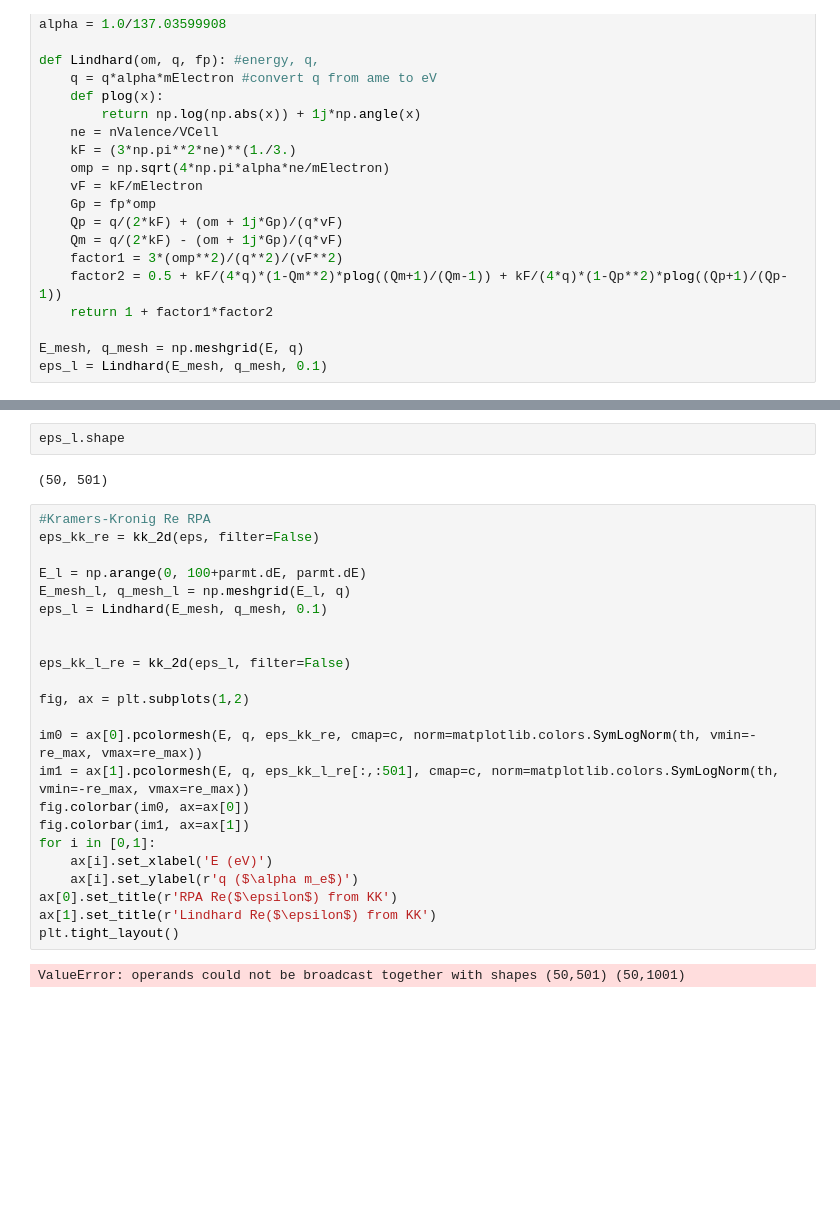
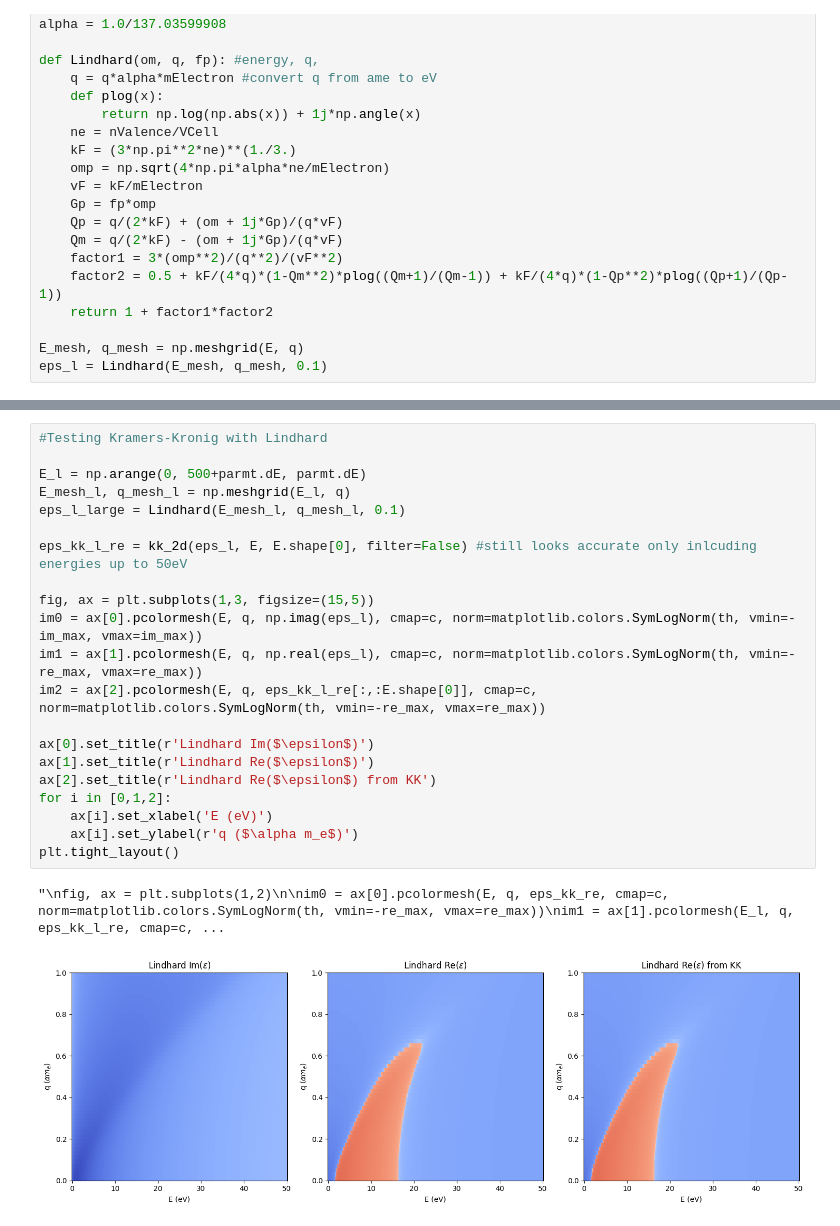
Before and after one commit to meganhott/QCDark2, a Jupyter notebook: plots.ipynb, the cells around one changed output, grey strips where cells are left out. Cells and saved outputs as stored; diff of their text form; blank space fills up the shorter version.

```diff
--- a/plots.ipynb
+++ b/plots.ipynb
@@ -135,29 +135,24 @@ plt.tight_layout()
-# %%
-eps_l.shape
-# %% [output]
-(50, 501)
 # %%
-#Kramers-Kronig Re RPA
-eps_kk_re = kk_2d(eps, filter=False)
+#Testing Kramers-Kronig with Lindhard
 
-E_l = np.arange(0, 100+parmt.dE, parmt.dE)
+E_l = np.arange(0, 500+parmt.dE, parmt.dE)
 E_mesh_l, q_mesh_l = np.meshgrid(E_l, q)
-eps_l = Lindhard(E_mesh, q_mesh, 0.1)
+eps_l_large = Lindhard(E_mesh_l, q_mesh_l, 0.1)
 
+eps_kk_l_re = kk_2d(eps_l, E, E.shape[0], filter=False) #still looks accurate only inlcuding energies up to 50eV
 
-eps_kk_l_re = kk_2d(eps_l, filter=False)
+fig, ax = plt.subplots(1,3, figsize=(15,5))
+im0 = ax[0].pcolormesh(E, q, np.imag(eps_l), cmap=c, norm=matplotlib.colors.SymLogNorm(th, vmin=-im_max, vmax=im_max))
+im1 = ax[1].pcolormesh(E, q, np.real(eps_l), cmap=c, norm=matplotlib.colors.SymLogNorm(th, vmin=-re_max, vmax=re_max))
+im2 = ax[2].pcolormesh(E, q, eps_kk_l_re[:,:E.shape[0]], cmap=c, norm=matplotlib.colors.SymLogNorm(th, vmin=-re_max, vmax=re_max))
 
-fig, ax = plt.subplots(1,2)
-
-im0 = ax[0].pcolormesh(E, q, eps_kk_re, cmap=c, norm=matplotlib.colors.SymLogNorm(th, vmin=-re_max, vmax=re_max))
-im1 = ax[1].pcolormesh(E, q, eps_kk_l_re[:,:501], cmap=c, norm=matplotlib.colors.SymLogNorm(th, vmin=-re_max, vmax=re_max))
-fig.colorbar(im0, ax=ax[0])
-fig.colorbar(im1, ax=ax[1])
-for i in [0,1]:
+ax[0].set_title(r'Lindhard Im($\epsilon$)')
+ax[1].set_title(r'Lindhard Re($\epsilon$)')
+ax[2].set_title(r'Lindhard Re($\epsilon$) from KK')
+for i in [0,1,2]:
     ax[i].set_xlabel('E (eV)')
     ax[i].set_ylabel(r'q ($\alpha m_e$)')
-ax[0].set_title(r'RPA Re($\epsilon$) from KK')
-ax[1].set_title(r'Lindhard Re($\epsilon$) from KK')
 plt.tight_layout()
 # %% [output]
-ValueError: operands could not be broadcast together with shapes (50,501) (50,1001)
+"\nfig, ax = plt.subplots(1,2)\n\nim0 = ax[0].pcolormesh(E, q, eps_kk_re, cmap=c, norm=matplotlib.colors.SymLogNorm(th, vmin=-re_max, vmax=re_max))\nim1 = ax[1].pcolormesh(E_l, q, eps_kk_l_re, cmap=c, ...
+[figure, added]
```
Also changed, not shown: parts of 9 cells of this notebook.
